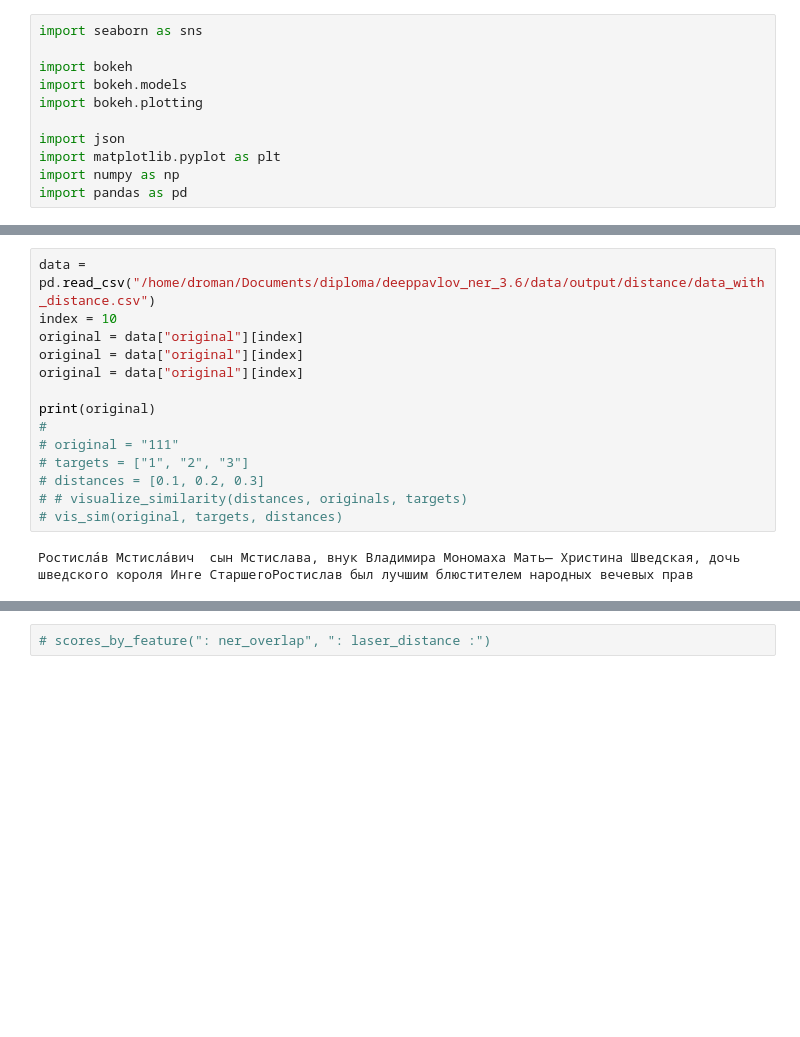
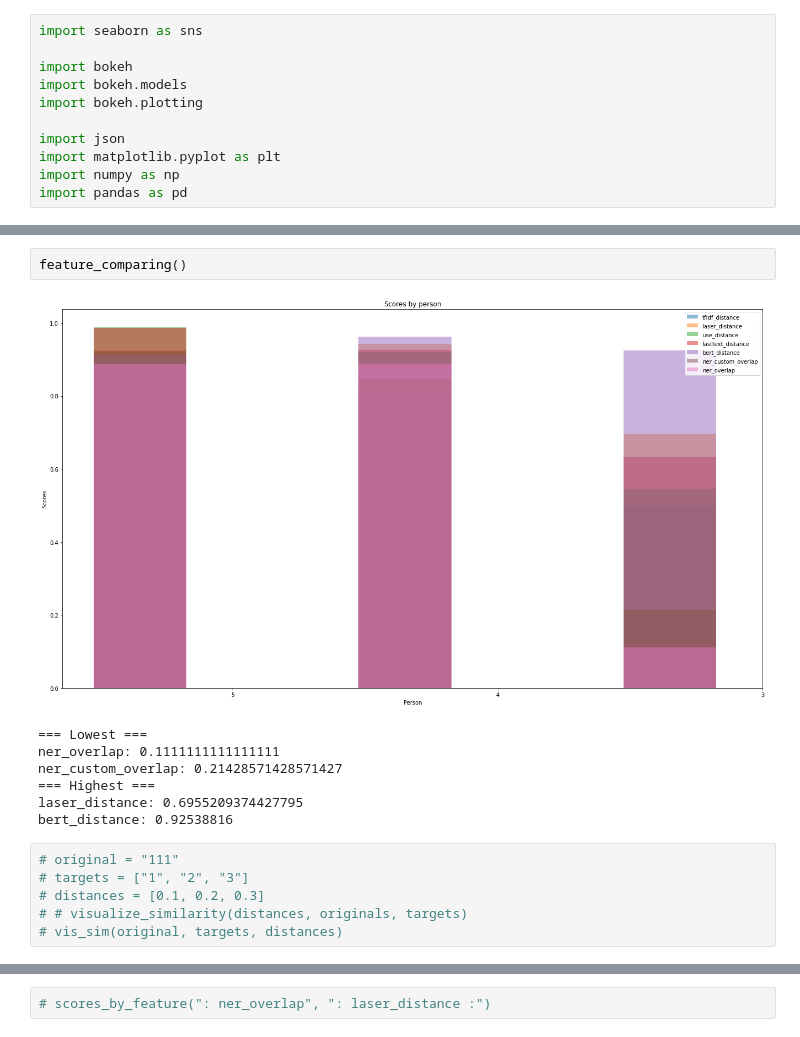
Before and after one commit to DaniilRoman/short_answers_scoring, a Jupyter notebook: visualization.ipynb, the cells around one changed output, grey strips where cells are left out. Saved outputs shown, nothing was run; the diff lists cells and outputs as text; blank space fills up the shorter version.

```diff
--- a/visualization.ipynb
+++ b/visualization.ipynb
@@ -72,19 +129,19 @@ def vis_sim(original, answers, answers_sim, folder_path="/home/droman/Documents/
+# %%
+feature_comparing()
+# %% [output]
+[figure, added]
+=== Lowest ===
+ner_overlap: 0.1111111111111111
+ner_custom_overlap: 0.21428571428571427
+=== Highest ===
+laser_distance: 0.6955209374427795
+bert_distance: 0.92538816
 # %%
-data = pd.read_csv("/home/droman/Documents/diploma/deeppavlov_ner_3.6/data/output/distance/data_with_distance.csv")
-index = 10
-original = data["original"][index]
-original = data["original"][index]
-original = data["original"][index]
-
-print(original)
-#
 # original = "111"
 # targets = ["1", "2", "3"]
 # distances = [0.1, 0.2, 0.3]
 # # visualize_similarity(distances, originals, targets)
 # vis_sim(original, targets, distances)
-# %% [output]
-Ростисла́в Мстисла́вич  сын Мстислава, внук Владимира Мономаха Мать— Христина Шведская, дочь шведского короля Инге СтаршегоРостислав был лучшим блюстителем народных вечевых прав
 # %%
 ALL_SCORES_FILE_NAME = "all_scores"
 MOST_SCORES_FILE_NAME = "most_scores"
```
Also changed, not shown: parts of 4 cells of this notebook.
